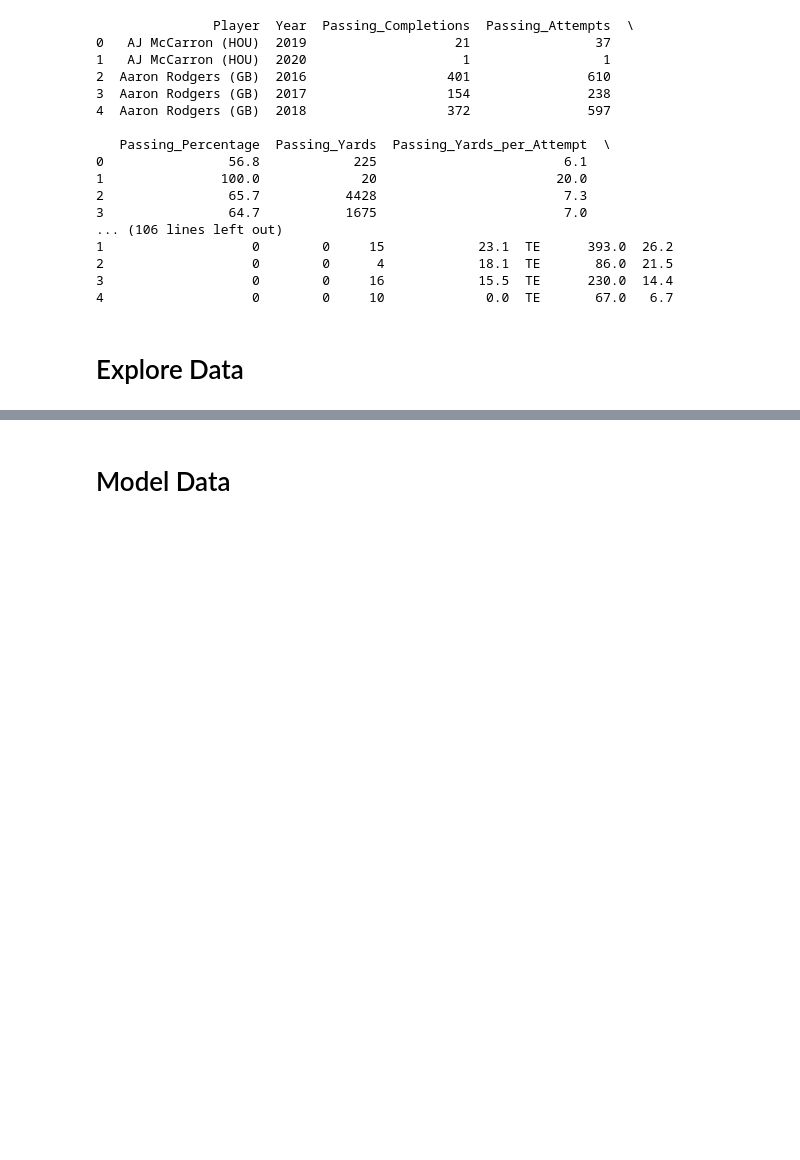
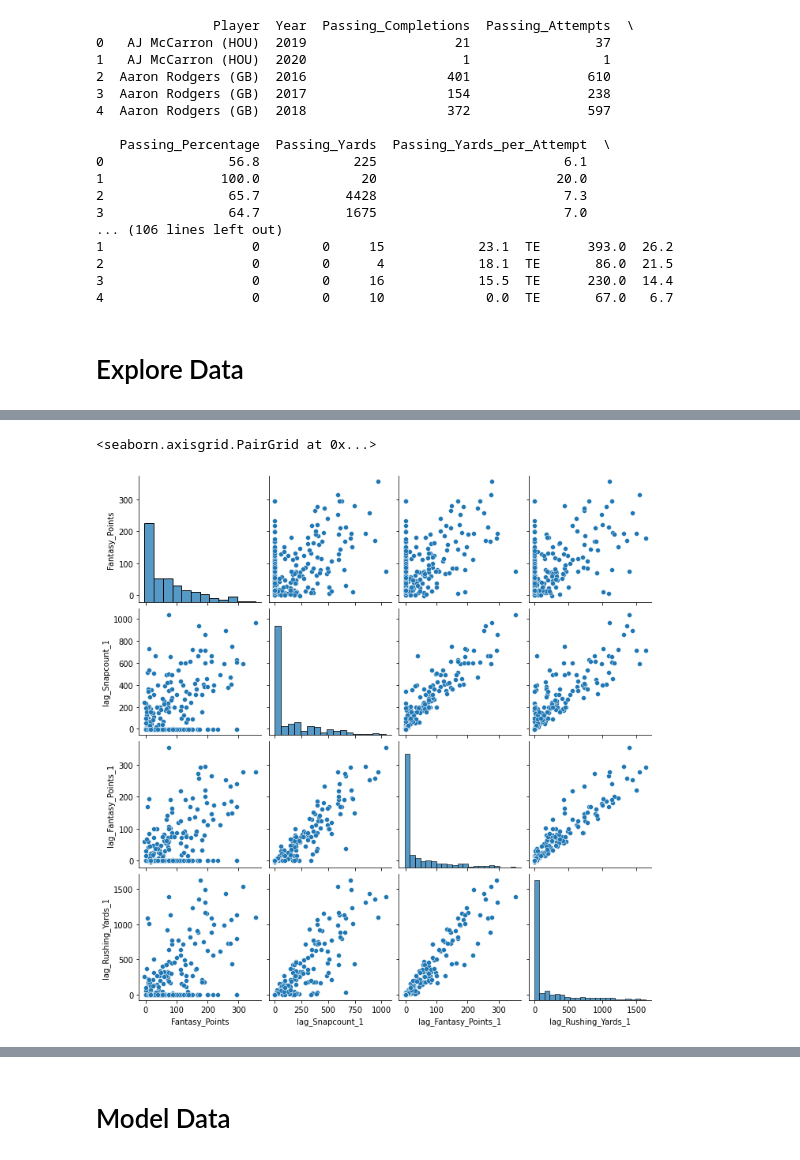
Before and after one commit to AlexanderCrisler/Data-Science-Final-Project, a Jupyter notebook: final_project.ipynb, the cells around one changed output, grey strips where cells are left out. Cells and saved outputs as stored; diff of their text form; code cells hidden in the pictures; blank space fills up the shorter version.

```diff
--- a/final_project.ipynb
+++ b/final_project.ipynb
@@ -383,0 +397,5 @@ lag_Receiving_Yards_per_Reception_5             NaN
+# %%
+sns.pairplot(pos_dfs['rb'][['Fantasy_Points', 'lag_Snapcount_1', 'lag_Fantasy_Points_1', 'lag_Rushing_Yards_1']])
+# %% [output]
+<seaborn.axisgrid.PairGrid at 0x...>
+[figure, added]
```
Also changed, not shown: parts of 10 cells of this notebook.
